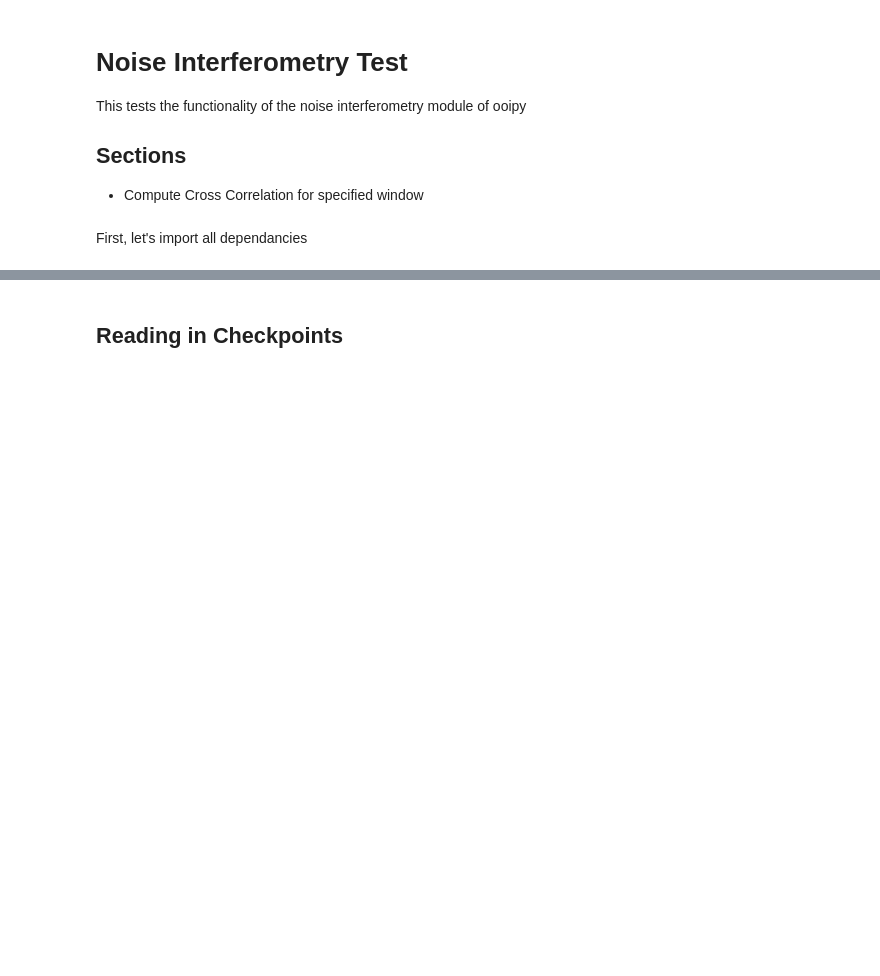
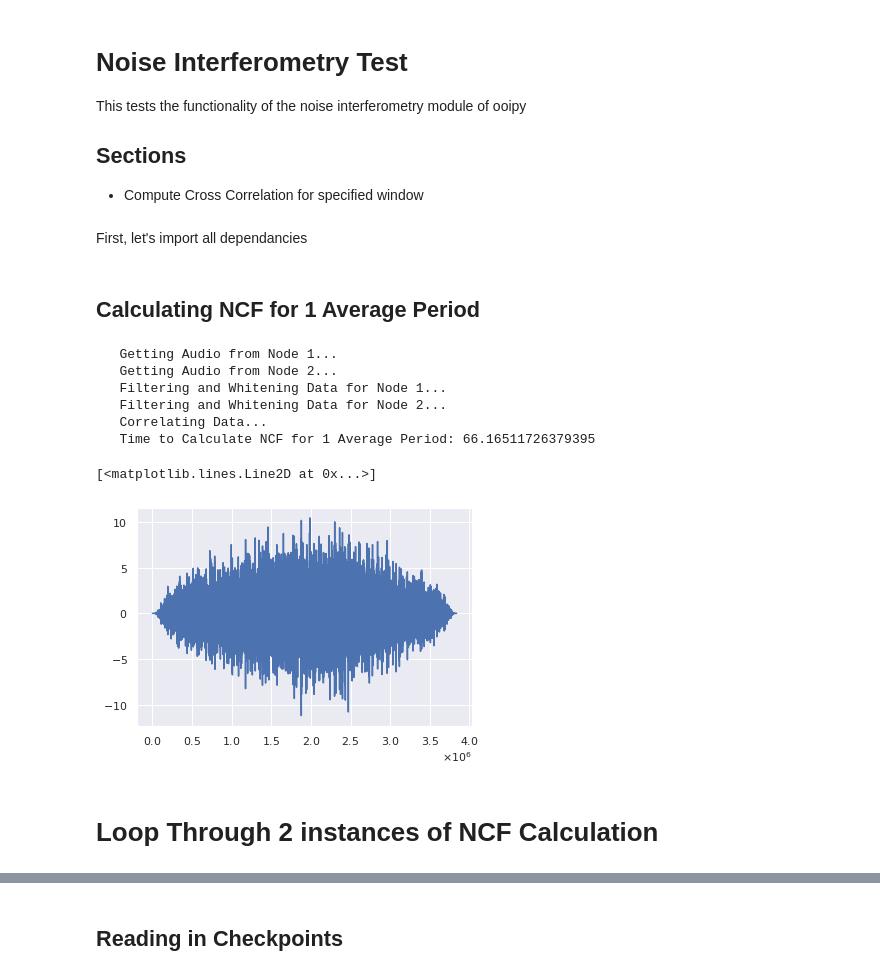
Before and after one commit to John-Ragland/Noise_Interferometry, a Jupyter notebook: Noise_Interferometry.ipynb, the cells around one changed output, grey strips where cells are left out. Cells and saved outputs as stored; diff of their text form; code cells hidden in the pictures; blank space fills up the shorter version.

```diff
--- a/Noise_Interferometry.ipynb
+++ b/Noise_Interferometry.ipynb
@@ -24,3 +28,30 @@ import pickle
 # see http://stackoverflow.com/questions/1907993/autoreload-of-modules-in-ipython
 %load_ext autoreload
 %autoreload 2
+# %% [markdown]
+## Calculating NCF for 1 Average Period
+# %%
+# Create instance of NCF object
+avg_time = 60 #minute
+start_time = datetime.datetime(2017,3,10,0,0,0)
+node1 = '/LJ01C'
+node2 = '/PC01A'
+filter_cutoffs = [20, 70]
+W = 30
+
+NCF0 = NI.NCF(avg_time, start_time, node1, node2, filter_cutoffs, W, verbose=True, whiten=True)
+NCF0 = NI.calculate_NCF(NCF0)
+# %% [output]
+   Getting Audio from Node 1...
+   Getting Audio from Node 2...
+   Filtering and Whitening Data for Node 1...
+   Filtering and Whitening Data for Node 2...
+   Correlating Data...
+   Time to Calculate NCF for 1 Average Period: 66.16511726379395
+# %%
+plt.plot(NCF0.NCF)
+# %% [output]
+[<matplotlib.lines.Line2D at 0x...>]
+[figure, added]
+# %% [markdown]
+# Loop Through 2 instances of NCF Calculation
```
Also changed, not shown: parts of 30 cells of this notebook, 3 other files.
